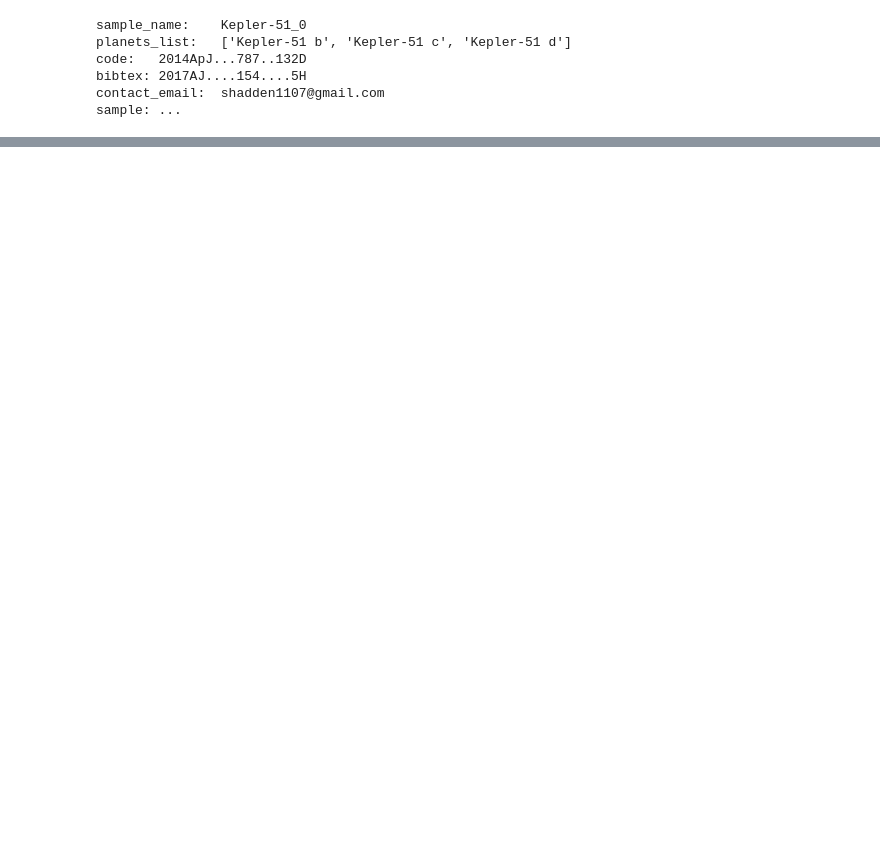
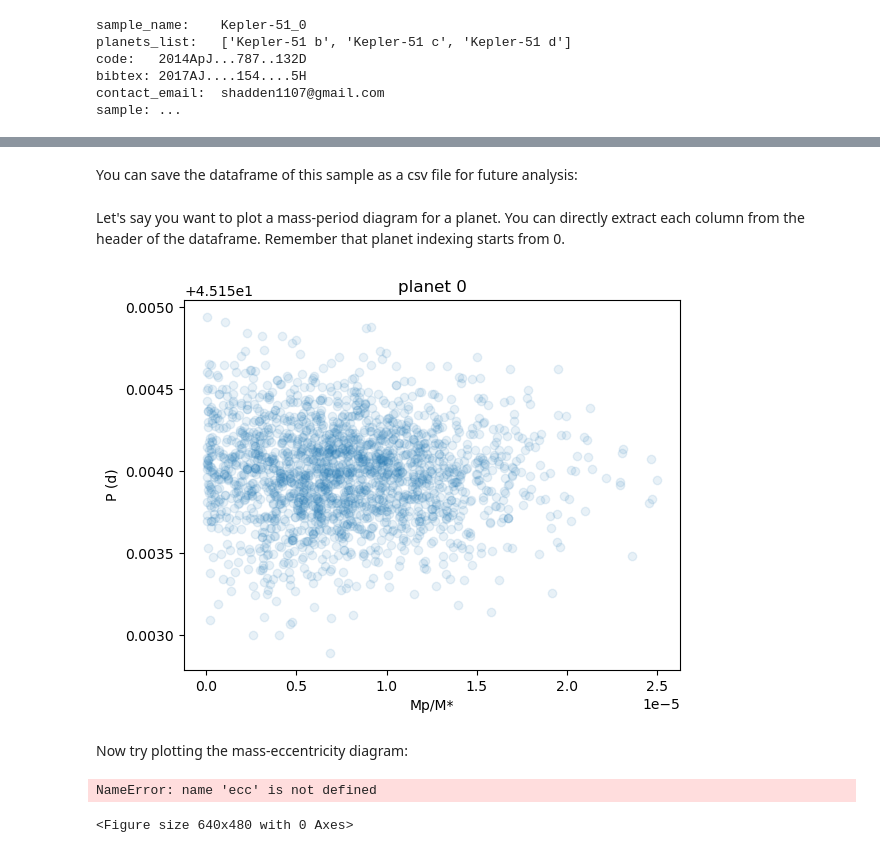
Before and after one commit to adleleu/resonantstate, a Jupyter notebook: nbs/notebook_observations.ipynb, the cells around one changed output, grey strips where cells are left out. Saved outputs shown, nothing was run; the diff lists cells and outputs as text; code cells hidden in the pictures; blank space fills up the shorter version.

```diff
--- a/nbs/notebook_observations.ipynb
+++ b/nbs/notebook_observations.ipynb
@@ -121,0 +127,3 @@ sample: ...
+# %%
+df = df_list[0]['sample']
+df.head()
@@ -121,0 +138,2 @@ sample: ...
+# %% [markdown]
+You can save the dataframe of this sample as a csv file for future analysis:
@@ -121,0 +143,33 @@ sample: ...
+# %% [markdown]
+Let's say you want to plot a mass-period diagram for a planet. You can directly extract each column from the header of the dataframe. Remember that planet indexing starts from 0.
+# %%
+n_planet = 0
+
+mass = df[f'mass_planet_star_ratio_{n_planet}']
+period = df[f'period_days_{n_planet}']
+
+plt.figure()
+plt.scatter(mass, period, alpha=0.1)
+plt.xlabel('Mp/M*')
+plt.ylabel('P (d)')
+plt.title(f'planet {n_planet}')
+plt.show()
+# %% [output]
+[figure, added]
+# %% [markdown]
+Now try plotting the mass-eccentricity diagram:
+# %%
+n_planet = 0
+
+mass = df[f'mass_planet_star_ratio_{n_planet}']
+
+
+plt.figure()
+plt.scatter(mass, ecc, alpha=0.1)
+plt.xlabel('Mp/M*')
+plt.ylabel('e')
+plt.title(f'planet {n_planet}')
+plt.show()
+# %% [output]
+NameError: name 'ecc' is not defined
+<Figure size 640x480 with 0 Axes>
```
Also changed, not shown: parts of 35 cells of this notebook, 2 other files.
